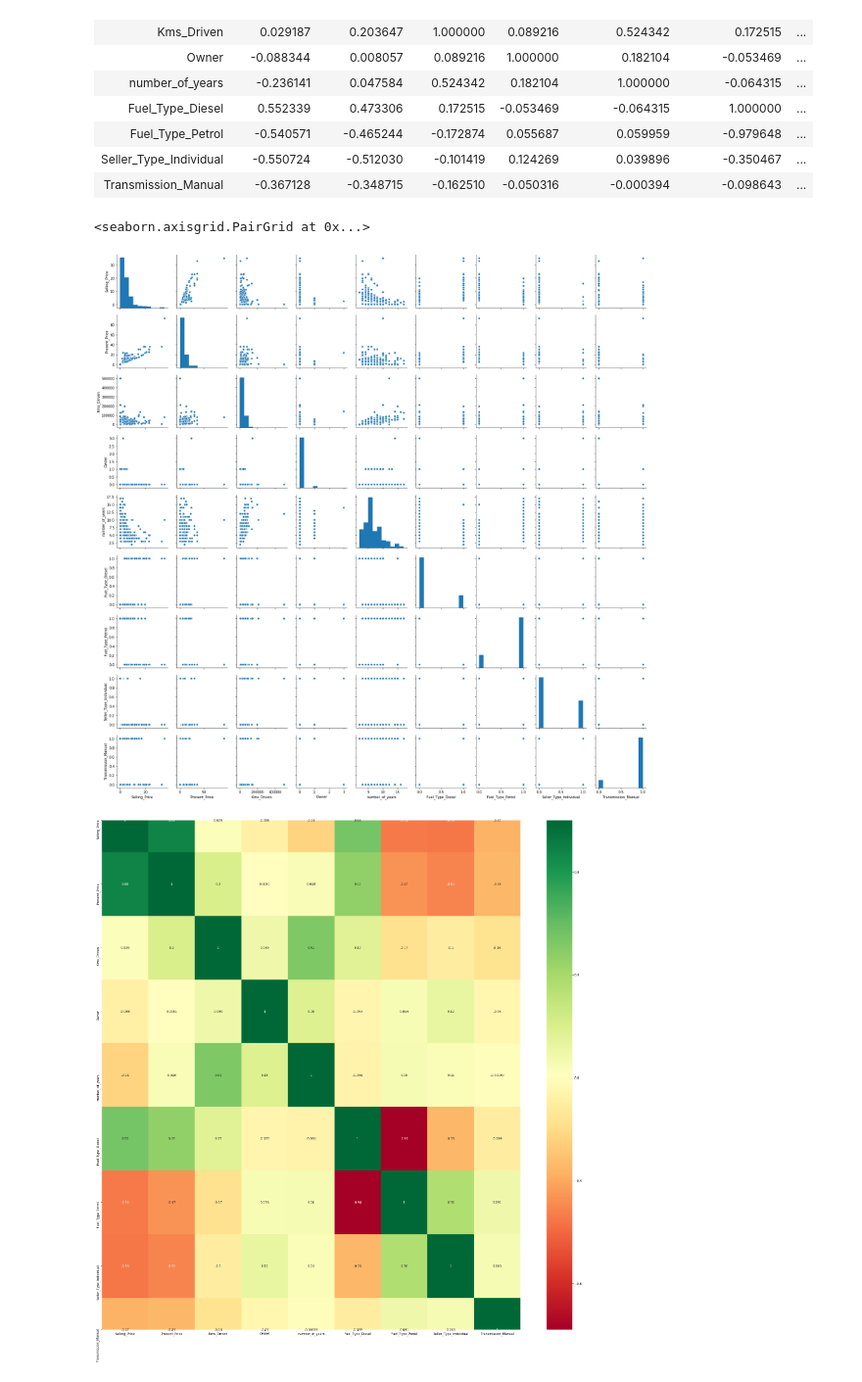
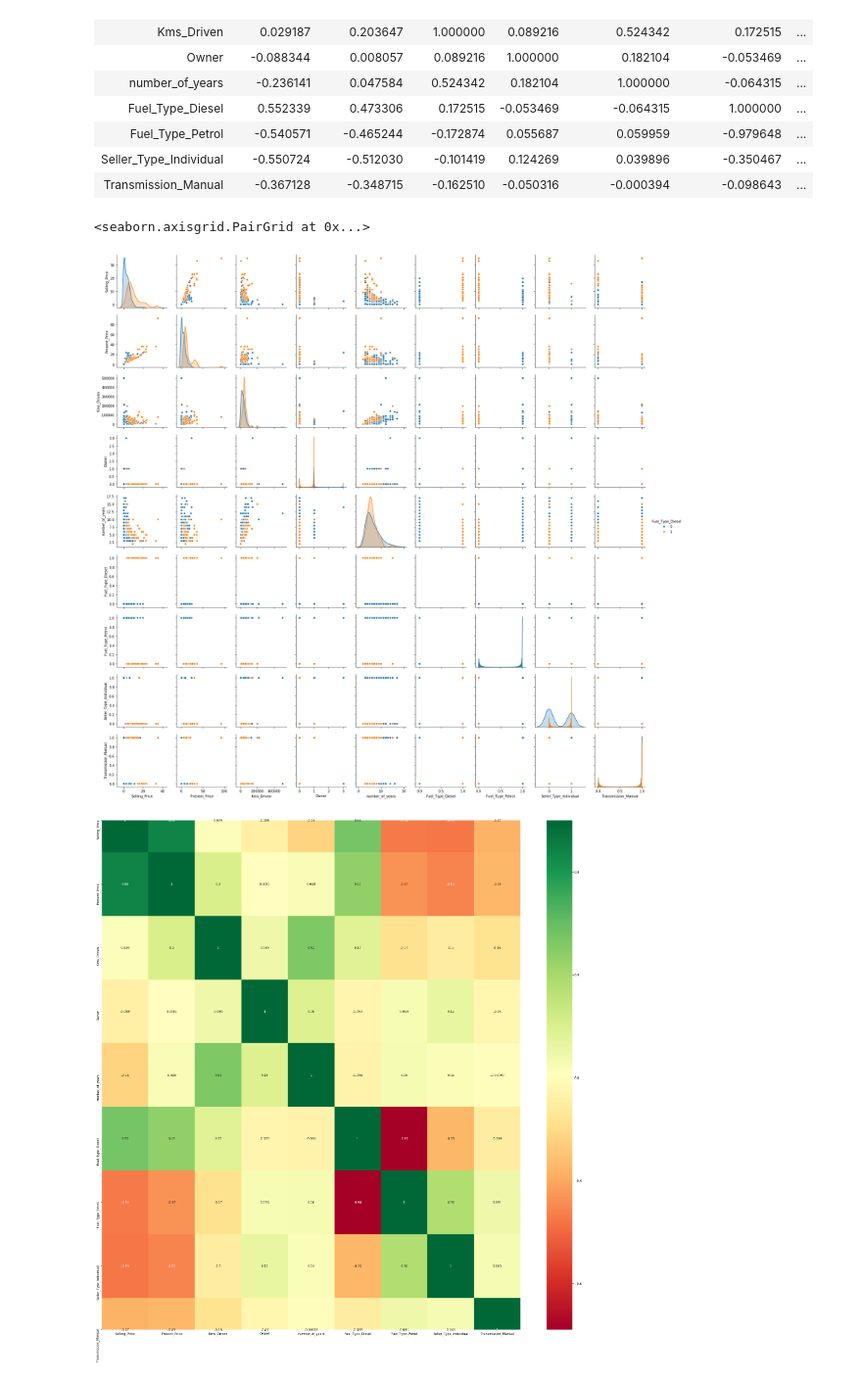
Before and after one commit to divaymohan/car_prediction, a Jupyter notebook: CarPrediction.ipynb, the cells around one changed output. Shown at 98% size. Cells and saved outputs as stored; diff of their text form; code cells hidden in the pictures.

```diff
--- a/CarPrediction.ipynb
+++ b/CarPrediction.ipynb
@@ -143,10 +143,10 @@ f_df.corr()
 # %%
 import seaborn as sns
 # %%
-sns.pairplot(f_df)
+sns.pairplot(f_df,hue="Fuel_Type_Diesel",height=2.5)
 # %% [output]
 <seaborn.axisgrid.PairGrid at 0x...>
-[figure, old version]
+[figure, new version]
 # %%
 import matplotlib.pyplot as plt
 %matplotlib inline
```
Also changed, not shown: 1 other file.
